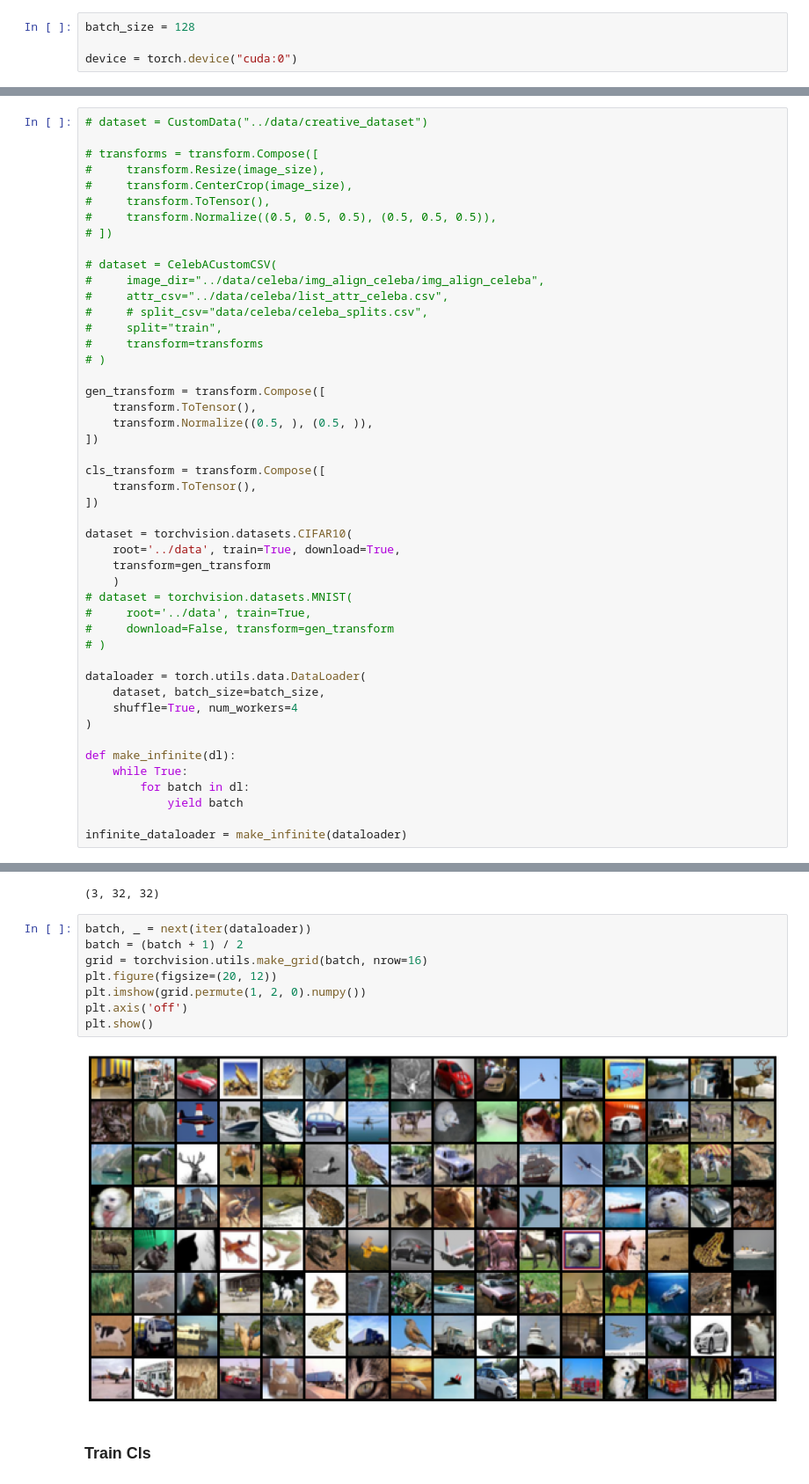
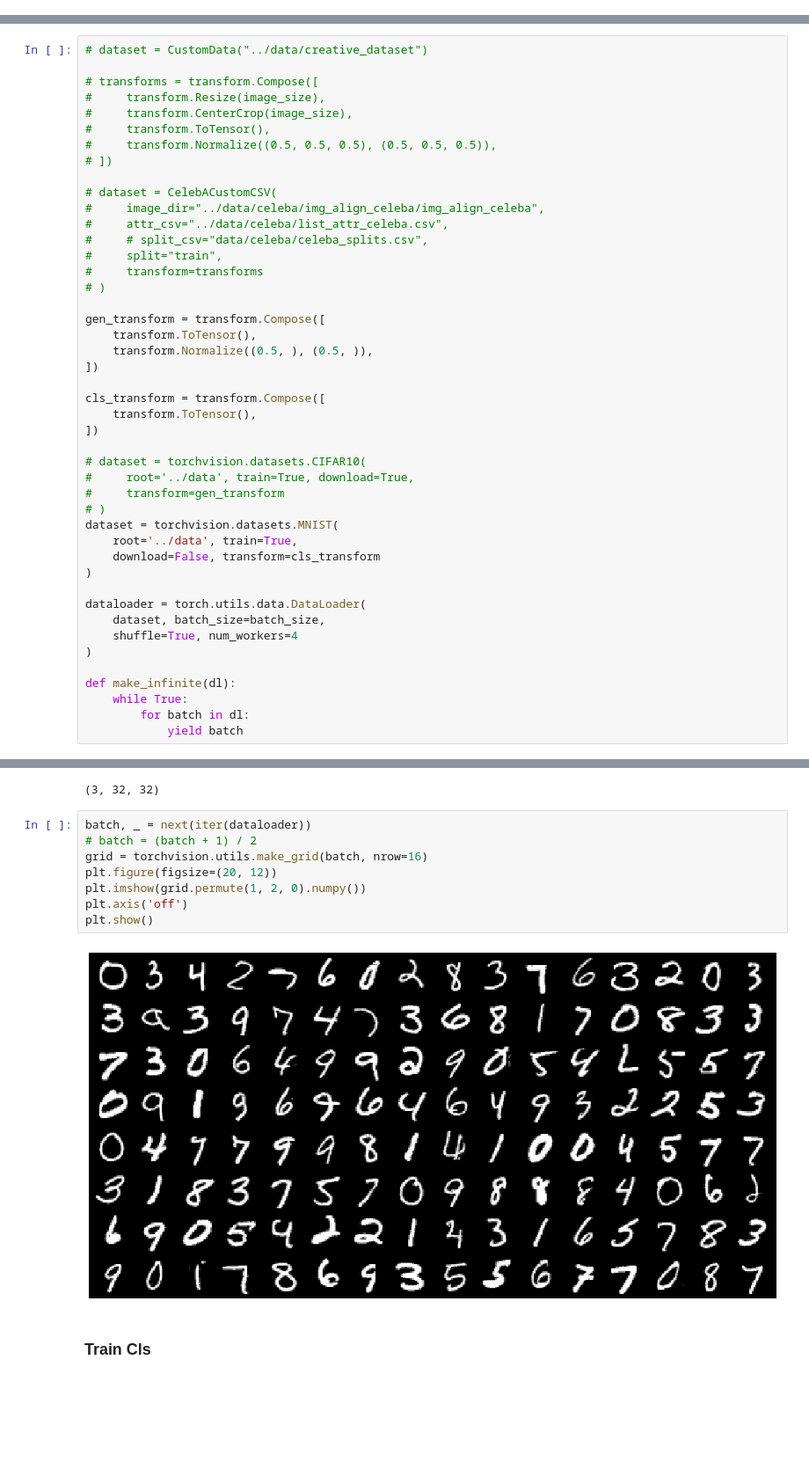
Before and after one commit to mmacosha/d2e-stochastic-dynamics, a Jupyter notebook: notebooks/dcgan.ipynb, the cells around one changed output, grey strips where cells are left out. Shown at 88% size. Drawn from its saved outputs; the diff is of its cells as text; blank space fills up the shorter version.

```diff
--- a/notebooks/dcgan.ipynb
+++ b/notebooks/dcgan.ipynb
@@ -40,7 +42,3 @@ torch.manual_seed(manualSeed)
 # torch.use_deterministic_algorithms(True)
 # %% [output]
 <torch._C.Generator at 0x...>
-# %%
-batch_size = 128
-
-device = torch.device("cuda:0")
@@ -118,14 +118,14 @@ cls_transform = transform.Compose([
     transform.ToTensor(),
 ])
 
-dataset = torchvision.datasets.CIFAR10(
-    root='../data', train=True, download=True,
-    transform=gen_transform
-    )
-# dataset = torchvision.datasets.MNIST(
-#     root='../data', train=True,
-#     download=False, transform=gen_transform
+# dataset = torchvision.datasets.CIFAR10(
+#     root='../data', train=True, download=True,
+#     transform=gen_transform
 # )
+dataset = torchvision.datasets.MNIST(
+    root='../data', train=True,
+    download=False, transform=cls_transform
+)
 
 dataloader = torch.utils.data.DataLoader(
     dataset, batch_size=batch_size,
@@ -136,8 +136,6 @@ def make_infinite(dl):
     while True:
         for batch in dl:
             yield batch
-
-infinite_dataloader = make_infinite(dataloader)
 # %%
 def _infer_shape(dim):
     if int(math.sqrt(dim))**2 == dim:
@@ -155,14 +153,14 @@ _infer_shape(32 * 32 * 3)
 (3, 32, 32)
 # %%
 batch, _ = next(iter(dataloader))
-batch = (batch + 1) / 2
+# batch = (batch + 1) / 2
 grid = torchvision.utils.make_grid(batch, nrow=16)
 plt.figure(figsize=(20, 12))
 plt.imshow(grid.permute(1, 2, 0).numpy())
 plt.axis('off')
 plt.show()
 # %% [output]
-[figure, old version]
+[figure, new version]
 # %% [markdown]
 ### Train Cls
 # %%
```
Also changed, not shown: parts of 26 cells of this notebook, 11 other files.
